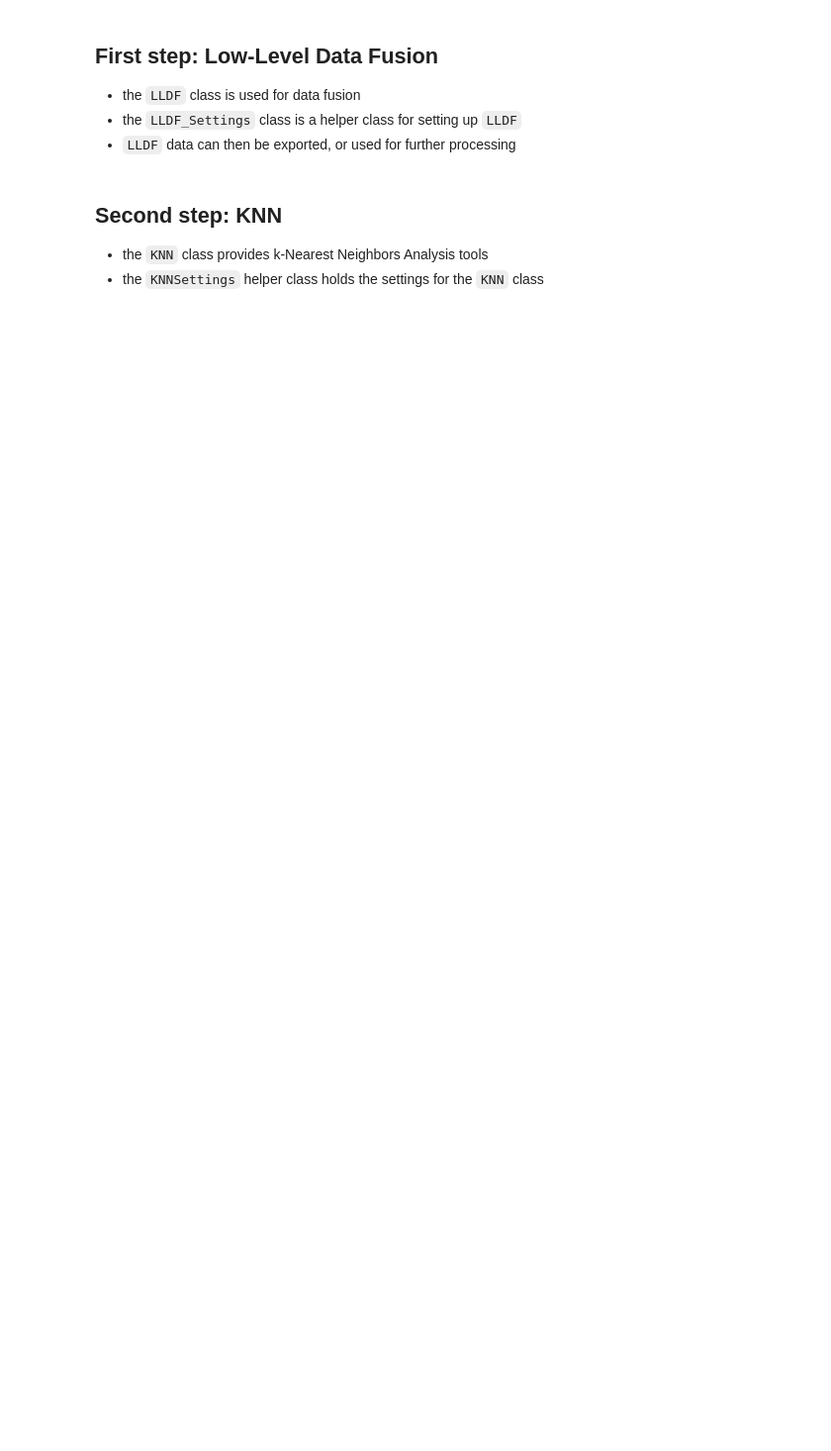
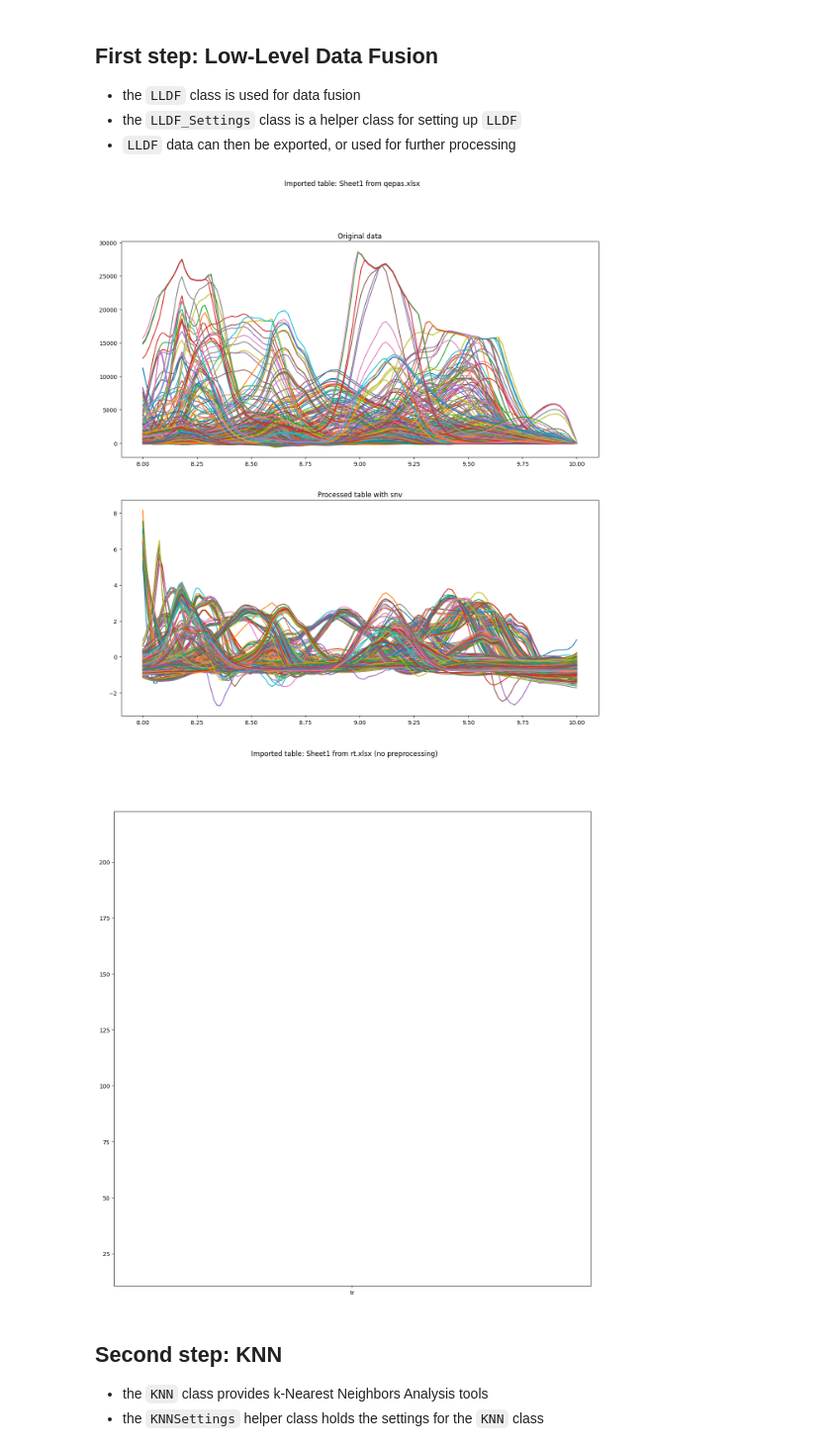
Before and after one commit to f-aguzzi/ChemFuseKit, a Jupyter notebook: examples/knn_notebook.ipynb, the cells around one changed output. Shown at 99% size. Saved outputs shown, nothing was run; the diff lists cells and outputs as text; code cells hidden in the pictures; blank space fills up the shorter version.

```diff
--- a/examples/knn_notebook.ipynb
+++ b/examples/knn_notebook.ipynb
@@ -22,25 +40,28 @@ Let's install the package from `PyPI`.
 # %%
 from chemfusekit.lldf import LLDFSettings, LLDF, Table, GraphMode
 
 # Initialize the settings for low-level data fusion
 # Perform preliminary data fusion
-lldf_settings = LLDFSettings(output=GraphMode.NONE)
+lldf_settings = LLDFSettings(output=GraphMode.GRAPHIC)
 qepas_table = Table(
     file_path="qepas.xlsx",
     sheet_name="Sheet1",
     preprocessing="snv"
 )
 rt_table = Table(
     file_path="rt.xlsx",
     sheet_name="Sheet1",
     preprocessing="none"
 )
 
 tables = [qepas_table, rt_table]
 
 # Initialize and run low-level data fusion
 lldf = LLDF(lldf_settings, tables)
 lldf.lldf()
+# %% [output]
+[figure, added]
+[figure, added]
 # %%
 # (optional) export the LLDF data to an Excel file
 lldf.export_data('output_file.xlsx')
```
Also changed, not shown: parts of 4 cells of this notebook, 15 other files.
